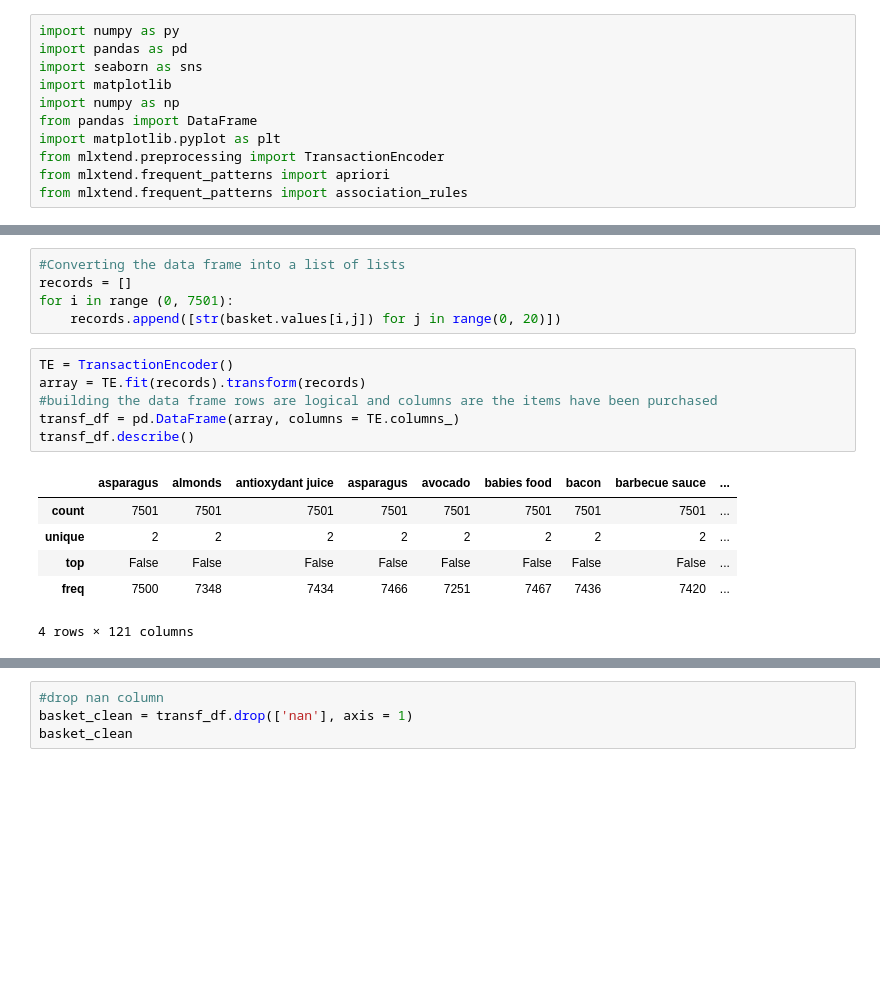
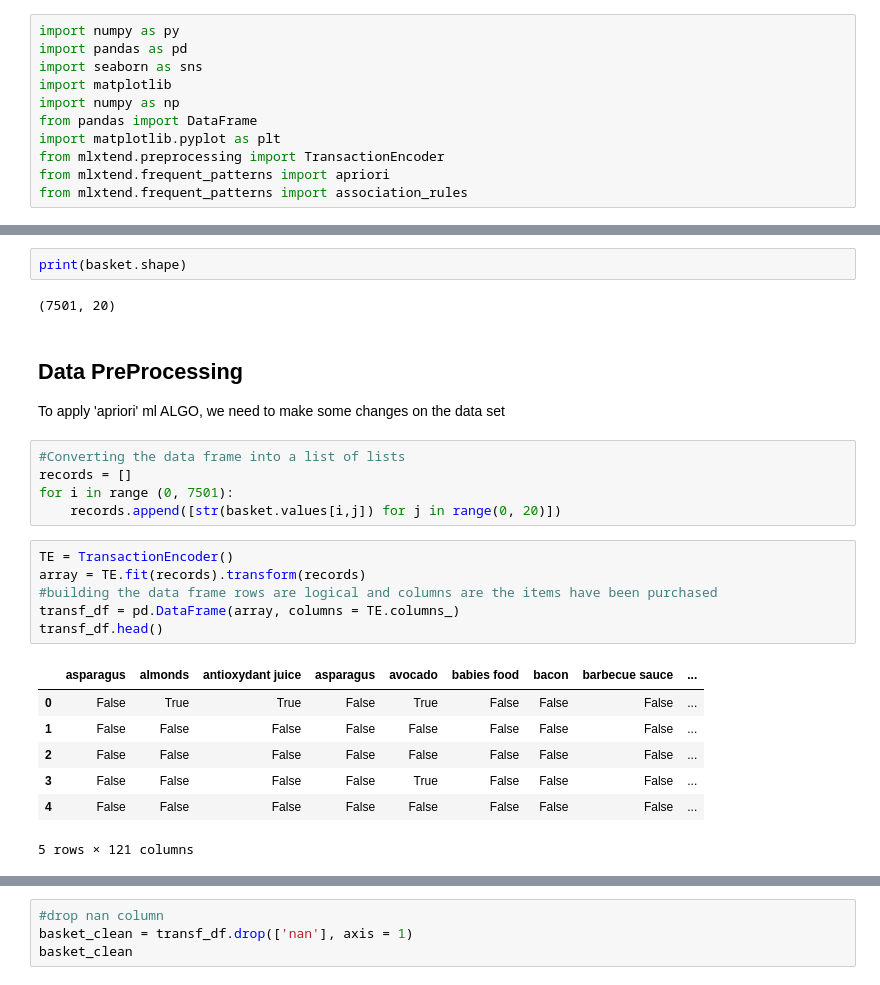
Before and after one commit to ABizCho/py_machineLearning, a Jupyter notebook: ML_PRAC/prac10_Association.py/ML10_0_Association-Python.ipynb, the cells around one changed output, grey strips where cells are left out. Saved outputs shown, nothing was run; the diff lists cells and outputs as text; blank space fills up the shorter version.

```diff
--- a/ML_PRAC/prac10_Association.py/ML10_0_Association-Python.ipynb
+++ b/ML_PRAC/prac10_Association.py/ML10_0_Association-Python.ipynb
@@ -22,6 +19,13 @@ basket.head()
 | 2 | chutney | NaN | NaN | NaN | NaN | NaN | NaN | NaN | NaN | NaN | NaN | ... |
 | 3 | turkey | avocado | NaN | NaN | NaN | NaN | NaN | NaN | NaN | NaN | NaN | ... |
 | 4 | mineral water | milk | energy bar | whole wheat rice | green tea | NaN | NaN | NaN | NaN | NaN | NaN | ... |
+# %%
+print(basket.shape)
+# %% [output]
+(7501, 20)
+# %% [markdown]
+##  **Data PreProcessing**
+To apply 'apriori' ml ALGO, we need to make some changes on the data set
 # %%
 #Converting the data frame into a list of lists
 records = []
@@ -30,13 +34,14 @@ for i in range (0, 7501):
 # %%
 TE = TransactionEncoder()
 array = TE.fit(records).transform(records)
 #building the data frame rows are logical and columns are the items have been purchased
 transf_df = pd.DataFrame(array, columns = TE.columns_)
-transf_df.describe()
+transf_df.head()
 # %% [output]
 |  | asparagus | almonds | antioxydant juice | asparagus | avocado | babies food | bacon | barbecue sauce | ... |
-| count | 7501 | 7501 | 7501 | 7501 | 7501 | 7501 | 7501 | 7501 | ... |
-| unique | 2 | 2 | 2 | 2 | 2 | 2 | 2 | 2 | ... |
-| top | False | False | False | False | False | False | False | False | ... |
-| freq | 7500 | 7348 | 7434 | 7466 | 7251 | 7467 | 7436 | 7420 | ... |
+| 0 | False | True | True | False | True | False | False | False | ... |
+| 1 | False | False | False | False | False | False | False | False | ... |
+| 2 | False | False | False | False | False | False | False | False | ... |
+| 3 | False | False | False | False | True | False | False | False | ... |
+| 4 | False | False | False | False | False | False | False | False | ... |
-4 rows × 121 columns
+5 rows × 121 columns
```
Also changed, not shown: parts of 8 cells of this notebook, 3 other files.
